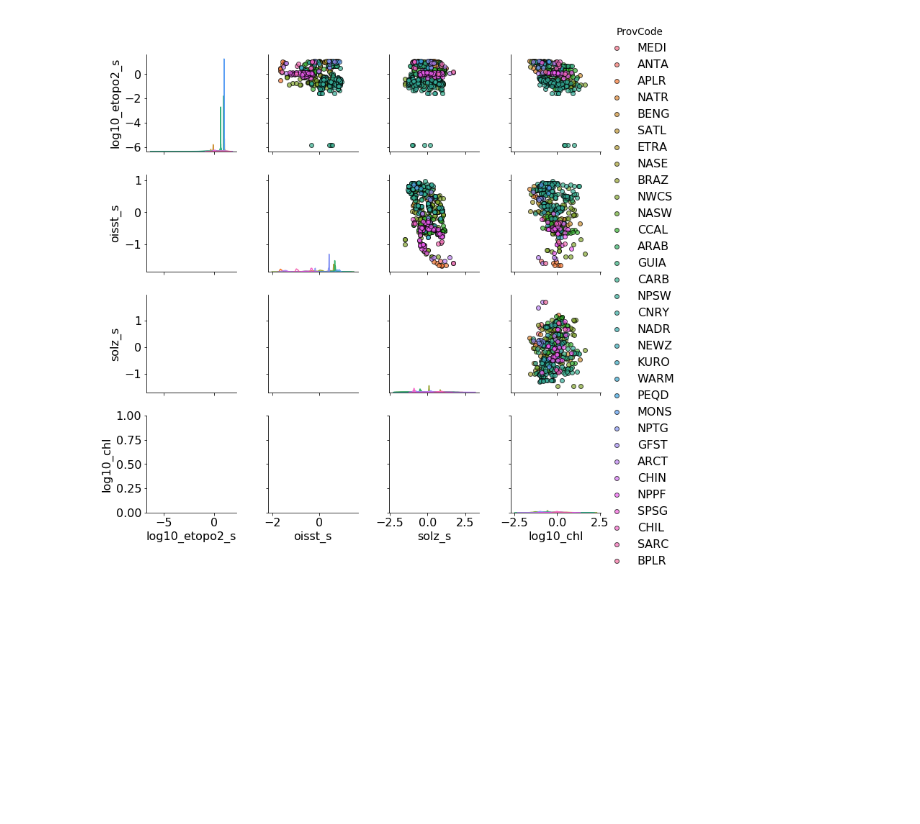
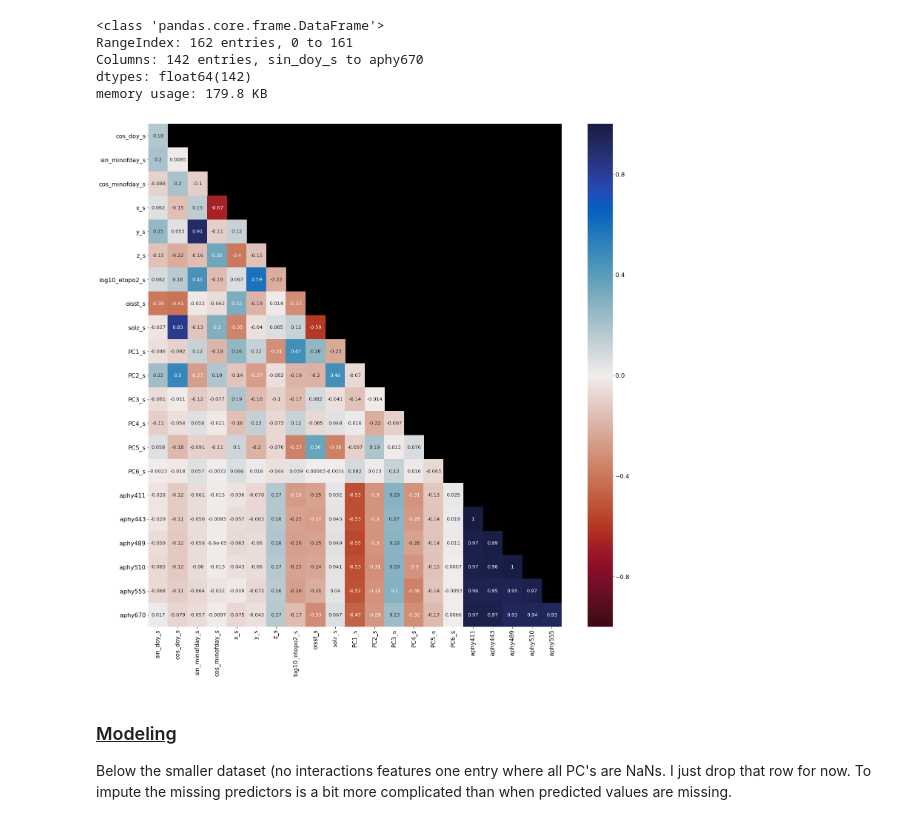
Before and after one commit to madHatter106/TOA_ML, a Jupyter notebook: TOA_ML_2_4_Hierachical_Bayesian_MLR.ipynb, the cells around one changed output. Cells and saved outputs as stored; diff of their text form; code cells hidden in the pictures; blank space fills up the shorter version.

```diff
--- a/TOA_ML_2_4_Hierachical_Bayesian_MLR.ipynb
+++ b/TOA_ML_2_4_Hierachical_Bayesian_MLR.ipynb
@@ -57,5 +107,6 @@ def robust_hier_lasso_regr(X, y_obs, add_bias=True, ylabel='y'):
 # %%
-df_aphy = pd.read_pickle('./pickleJar/df_3_ML4aphy.pkl')
+df_aphy = pd.read_pickle('./pickleJar/OperationalDataSets/df_6_APHY_Standardized_SWF.pkl')
+df_aphy_wi = pd.read_pickle('./pickleJar/OperationalDataSets/df_6_APHY_Standardized_PolyFeatures_SWF.pkl')
 # %%
 df_aphy.info()
 # %% [output]
@@ -123,5 +130,28 @@ PlotPairGrid(ds, hue_kwd='ProvCode', data_cols=data_cols, map_lower=False);
-# %%
-data_cols = ds.loc[:,'log10_etopo2_s': 'solz_s'].columns.tolist() + ['log10_chl']
-PlotPairGrid(ds, hue_kwd='ProvCode', data_cols=data_cols, map_lower=False);
-# %% [output]
-[figure, removed]
+# %%
+df_aphy_wi.info()
+# %% [output]
+<class 'pandas.core.frame.DataFrame'>
+RangeIndex: 162 entries, 0 to 161
+Columns: 142 entries, sin_doy_s to aphy670
+dtypes: float64(142)
+memory usage: 179.8 KB
+# %%
+def PlotHeatMap(df, ax=None,):
+    if ax is None:
+        _, ax = pl.subplots(figsize=(20, 20))
+    dfc = df.corr().iloc[1:, :-1]
+    heatmap(dfc, vmin=-1, vmax=1, cmap=cmo.balance_r, annot=True, annot_kws={'fontsize': 13},
+            ax=ax, mask=np.triu(np.ones([dfc.shape[1]]*2), k=1))
+    ax.set_facecolor('k')
+    return ax
+# %%
+f, ax = pl.subplots(figsize=(25, 25))
+ax = PlotHeatMap(df_aphy, ax=ax)
+f.savefig('./aphy_heatmap.png', dpi=150, format='png')
+# %% [output]
+[figure, added]
+# %% [markdown]
+### <u>Modeling</u>
+
+Below the smaller dataset (no interactions features one entry where all PC's are NaNs.
+I just drop that row for now. To impute the missing predictors is a bit more complicated than when predicted values are missing.
```
Also changed, not shown: parts of 34 cells of this notebook.
